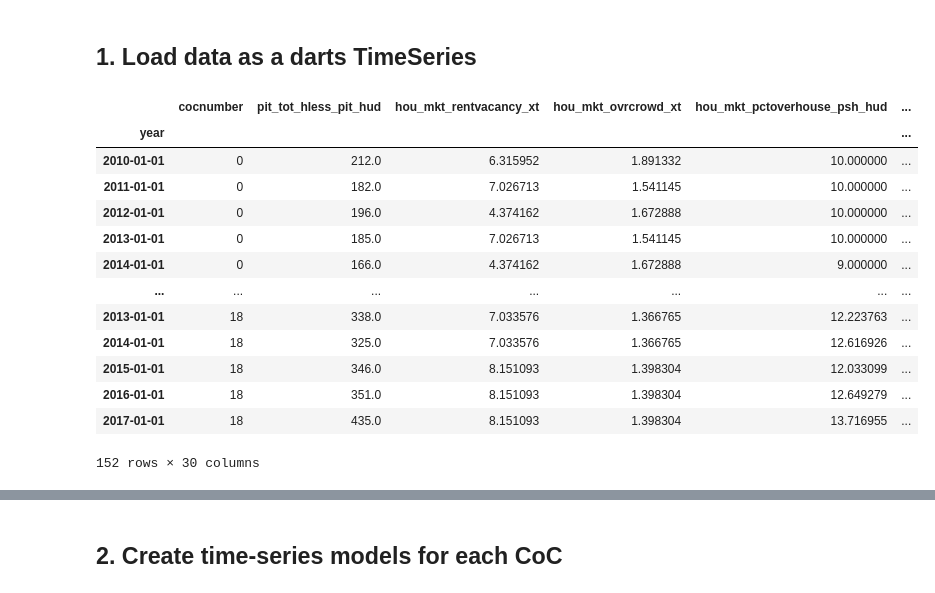
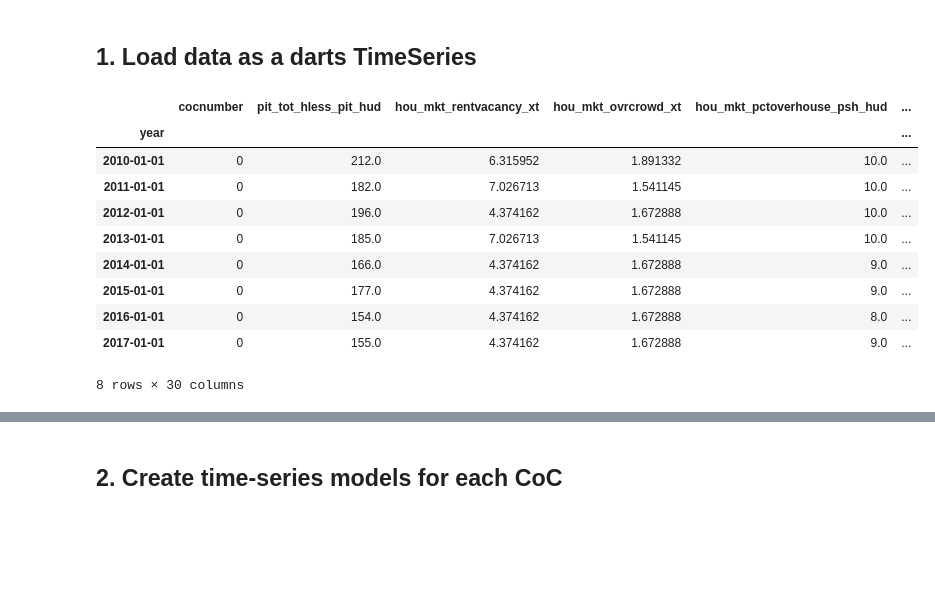
Before and after one commit to atharvanaik10/cs498-css, a Jupyter notebook: time_series.ipynb, the cells around one changed output, grey strips where cells are left out. Saved outputs shown, nothing was run; the diff lists cells and outputs as text; code cells hidden in the pictures; blank space fills up the shorter version.

```diff
--- a/time_series.ipynb
+++ b/time_series.ipynb
@@ -12,42 +13,39 @@ import seaborn as sns
 # %%
 df = pd.read_pickle("data.pkl")
 df.index = pd.to_datetime(df.index, format='%Y')
 
 label_encoder = LabelEncoder()
 df['cocnumber'] = label_encoder.fit_transform(df['cocnumber'])
 
 selected_covariates = ['hou_mkt_rentvacancy_xt', 'hou_mkt_ovrcrowd_xt',
     'hou_mkt_pctoverhouse_psh_hud', 'hou_mkt_evict_rate',
     'hou_pol_eli_psh_hud','d_hou_pol_hudunit_psh_hud_share',
     'd_hou_pol_occhudunit_psh_hud', 'hou_pol_fedfundcoc',
     'econ_labor_unemp_rate_BLS', 'econ_labor_incineq_xt',
     'econ_sn_cashasst_xt', 'sub_high_cost_homeval75',
     'sub_high_rent_share75', 'tight_high_cost_rental_mkt',
     'sub_tight_high_cost_rent','suburban',
     'Mortality_Rank', 'Morbidity_Rank', 'Health_Behaviors_Rank',
     'Clinical_Care_Rank','Social_&_Economic_Factors_Rank',
     'Physical_Environment_Rank', 'd_hou_mkt_burden_sev_rent_xt',
     'dem_soc_ed_lesshs_xt','dem_pop_female_census_share',
     'dem_pop_mig_census_share', 'dem_soc_singparent_xt', 'dem_soc_vet_xt']
 
 final_cols = ['cocnumber', 'pit_tot_hless_pit_hud']
 final_cols.extend(selected_covariates)
 
 df = df[final_cols]
-df
+display(df[df['cocnumber'] == 0])
 # %% [output]
 |  | cocnumber | pit_tot_hless_pit_hud | hou_mkt_rentvacancy_xt | hou_mkt_ovrcrowd_xt | hou_mkt_pctoverhouse_psh_hud | ... |
 | year |  |  |  |  |  | ... |
-| 2010-01-01 | 0 | 212.0 | 6.315952 | 1.891332 | 10.000000 | ... |
-| 2011-01-01 | 0 | 182.0 | 7.026713 | 1.541145 | 10.000000 | ... |
-| 2012-01-01 | 0 | 196.0 | 4.374162 | 1.672888 | 10.000000 | ... |
-| 2013-01-01 | 0 | 185.0 | 7.026713 | 1.541145 | 10.000000 | ... |
-| 2014-01-01 | 0 | 166.0 | 4.374162 | 1.672888 | 9.000000 | ... |
-| ... | ... | ... | ... | ... | ... | ... |
-| 2013-01-01 | 18 | 338.0 | 7.033576 | 1.366765 | 12.223763 | ... |
-| 2014-01-01 | 18 | 325.0 | 7.033576 | 1.366765 | 12.616926 | ... |
-| 2015-01-01 | 18 | 346.0 | 8.151093 | 1.398304 | 12.033099 | ... |
-| 2016-01-01 | 18 | 351.0 | 8.151093 | 1.398304 | 12.649279 | ... |
-| 2017-01-01 | 18 | 435.0 | 8.151093 | 1.398304 | 13.716955 | ... |
+| 2010-01-01 | 0 | 212.0 | 6.315952 | 1.891332 | 10.0 | ... |
+| 2011-01-01 | 0 | 182.0 | 7.026713 | 1.541145 | 10.0 | ... |
+| 2012-01-01 | 0 | 196.0 | 4.374162 | 1.672888 | 10.0 | ... |
+| 2013-01-01 | 0 | 185.0 | 7.026713 | 1.541145 | 10.0 | ... |
+| 2014-01-01 | 0 | 166.0 | 4.374162 | 1.672888 | 9.0 | ... |
+| 2015-01-01 | 0 | 177.0 | 4.374162 | 1.672888 | 9.0 | ... |
+| 2016-01-01 | 0 | 154.0 | 4.374162 | 1.672888 | 8.0 | ... |
+| 2017-01-01 | 0 | 155.0 | 4.374162 | 1.672888 | 9.0 | ... |
-152 rows × 30 columns
+8 rows × 30 columns
 # %%
```
Also changed, not shown: parts of 11 cells of this notebook, 4 other files.
